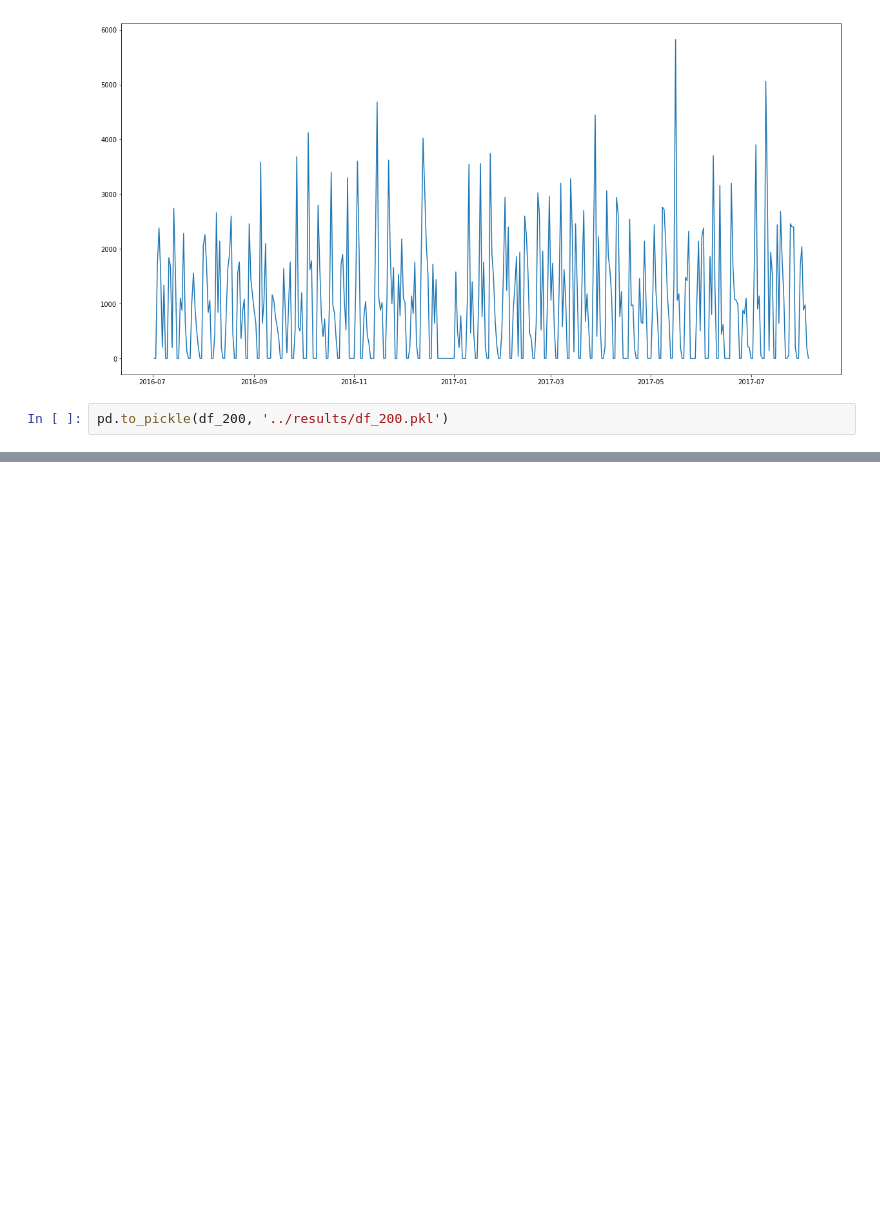
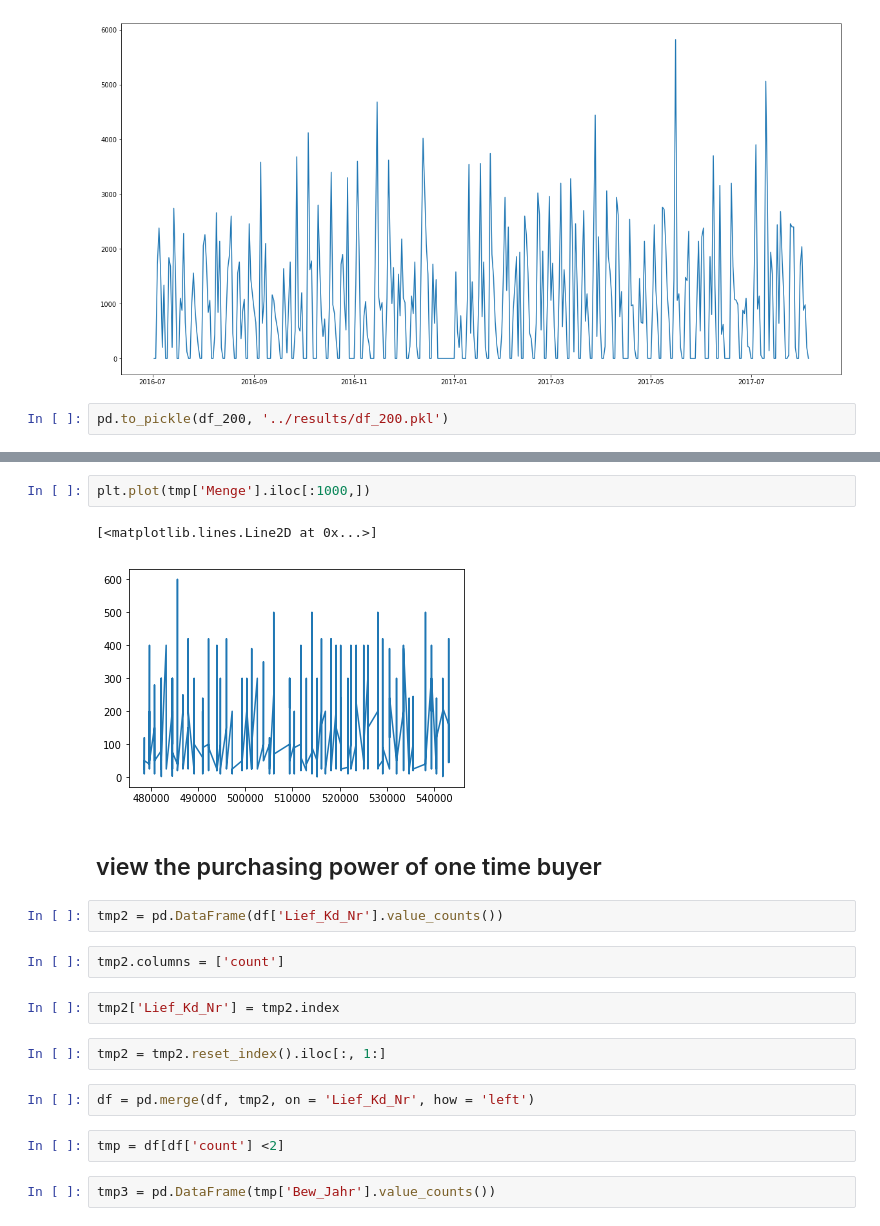
Before and after one commit to HuangYiran/schloetter, a Jupyter notebook: notebooks/First View.ipynb, the cells around one changed output, grey strips where cells are left out. Saved outputs shown, nothing was run; the diff lists cells and outputs as text; blank space fills up the shorter version.

Commit message:
add new View

```diff
--- a/notebooks/First View.ipynb
+++ b/notebooks/First View.ipynb
@@ -228,0 +315,21 @@ pd.to_pickle(df_200, '../results/df_200.pkl')
+# %%
+plt.plot(tmp['Menge'].iloc[:1000,])
+# %% [output]
+[<matplotlib.lines.Line2D at 0x...>]
+[figure, added]
+# %% [markdown]
+## view the purchasing power of one time buyer
+# %%
+tmp2 = pd.DataFrame(df['Lief_Kd_Nr'].value_counts())
+# %%
+tmp2.columns = ['count']
+# %%
+tmp2['Lief_Kd_Nr'] = tmp2.index
+# %%
+tmp2 = tmp2.reset_index().iloc[:, 1:]
+# %%
+df = pd.merge(df, tmp2, on = 'Lief_Kd_Nr', how = 'left')
+# %%
+tmp = df[df['count'] <2]
+# %%
+tmp3 = pd.DataFrame(tmp['Bew_Jahr'].value_counts())
```
Also changed, not shown: parts of 29 cells of this notebook.
